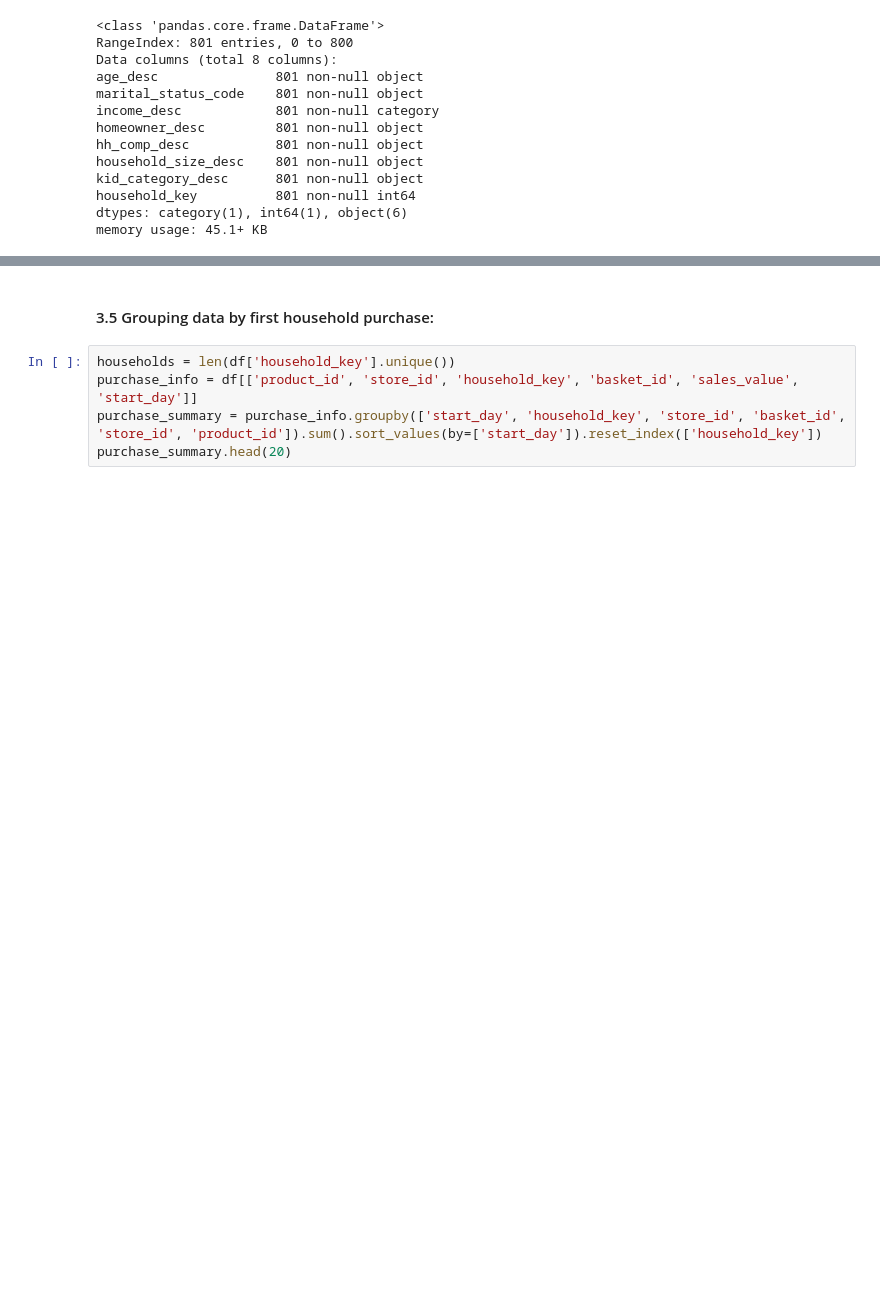
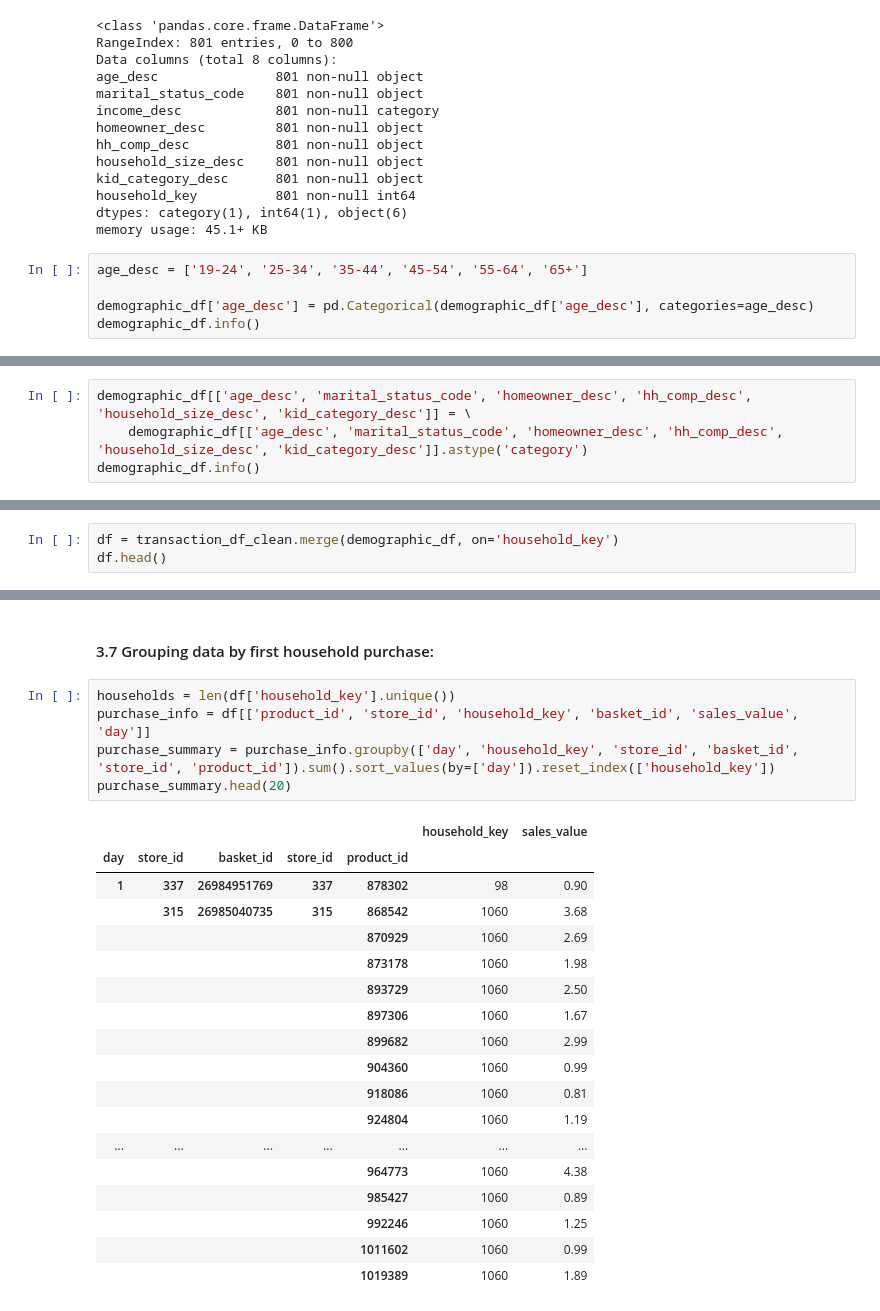
Before and after one commit to CJL89/Cold-Starter-Analysis, a Jupyter notebook: Cold_Starters_Data_Cleaning.ipynb, the cells around one changed output, grey strips where cells are left out. Cells and saved outputs as stored; diff of their text form; blank space fills up the shorter version.

```diff
--- a/Cold_Starters_Data_Cleaning.ipynb
+++ b/Cold_Starters_Data_Cleaning.ipynb
@@ -192,3 +196,8 @@ kid_category_desc      801 non-null object
 household_key          801 non-null int64
 dtypes: category(1), int64(1), object(6)
 memory usage: 45.1+ KB
+# %%
+age_desc = ['19-24', '25-34', '35-44', '45-54', '55-64', '65+']
+
+demographic_df['age_desc'] = pd.Categorical(demographic_df['age_desc'], categories=age_desc)
+demographic_df.info()
@@ -194,0 +218,4 @@ memory usage: 45.1+ KB
+# %%
+demographic_df[['age_desc', 'marital_status_code', 'homeowner_desc', 'hh_comp_desc', 'household_size_desc', 'kid_category_desc']] = \
+    demographic_df[['age_desc', 'marital_status_code', 'homeowner_desc', 'hh_comp_desc', 'household_size_desc', 'kid_category_desc']].astype('category')
+demographic_df.info()
@@ -194,0 +238,3 @@ memory usage: 45.1+ KB
+# %%
+df = transaction_df_clean.merge(demographic_df, on='household_key')
+df.head()
@@ -195,9 +268,28 @@ memory usage: 45.1+ KB
 # %% [markdown]
-#### 3.5 Grouping data by first household purchase:
+#### 3.7 Grouping data by first household purchase:
 # %%
 households = len(df['household_key'].unique())
-purchase_info = df[['product_id', 'store_id', 'household_key', 'basket_id', 'sales_value', 'start_day']]
-purchase_summary = purchase_info.groupby(['start_day', 'household_key', 'store_id', 'basket_id', 'store_id', 'product_id']).sum().sort_values(by=['start_day']).reset_index(['household_key'])
+purchase_info = df[['product_id', 'store_id', 'household_key', 'basket_id', 'sales_value', 'day']]
+purchase_summary = purchase_info.groupby(['day', 'household_key', 'store_id', 'basket_id', 'store_id', 'product_id']).sum().sort_values(by=['day']).reset_index(['household_key'])
 purchase_summary.head(20)
+# %% [output]
+|  |  |  |  |  | household_key | sales_value |
+| day | store_id | basket_id | store_id | product_id |  |  |
+| 1 | 337 | 26984951769 | 337 | 878302 | 98 | 0.90 |
+|  | 315 | 26985040735 | 315 | 868542 | 1060 | 3.68 |
+|  |  |  |  | 870929 | 1060 | 2.69 |
+|  |  |  |  | 873178 | 1060 | 1.98 |
+|  |  |  |  | 893729 | 1060 | 2.50 |
+|  |  |  |  | 897306 | 1060 | 1.67 |
+|  |  |  |  | 899682 | 1060 | 2.99 |
+|  |  |  |  | 904360 | 1060 | 0.99 |
+|  |  |  |  | 918086 | 1060 | 0.81 |
+|  |  |  |  | 924804 | 1060 | 1.19 |
+| ... | ... | ... | ... | ... | ... | ... |
+|  |  |  |  | 964773 | 1060 | 4.38 |
+|  |  |  |  | 985427 | 1060 | 0.89 |
+|  |  |  |  | 992246 | 1060 | 1.25 |
+|  |  |  |  | 1011602 | 1060 | 0.99 |
+|  |  |  |  | 1019389 | 1060 | 1.89 |
 # %%
 purchase_summary.info()
```
Also changed, not shown: parts of 13 cells of this notebook.
